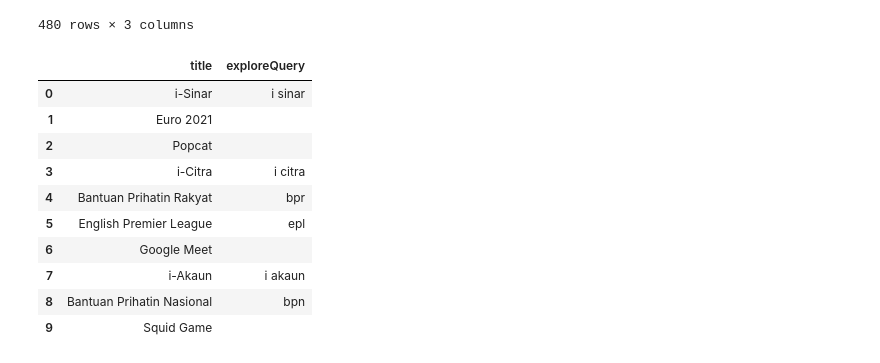
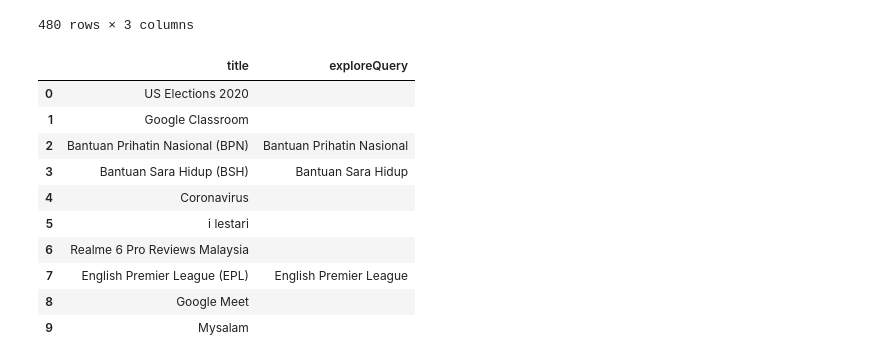
Before and after one commit to fridymandita/TKB, a Jupyter notebook: Indonesia_Trends.ipynb, the cells around one changed output. Cells and saved outputs as stored; diff of their text form; code cells hidden in the pictures.

```diff
--- a/Indonesia_Trends.ipynb
+++ b/Indonesia_Trends.ipynb
@@ -120,19 +112,23 @@ trends_df
 | 46 | 2020-11-22 | 21 | among us |
 | 47 | 2020-11-29 | 16 | among us |
 480 rows × 3 columns
+# %%
+import pandas as pd
+from pytrends.request import TrendReq
+pytrend = TrendReq(hl='en-US', tz=300, geo='MY')
 # %%
 # Get Google Top Charts
-df = pytrend.top_charts(date=2021, hl='en-US', tz=300, geo='MY')
+df = pytrend.top_charts(date=2020, hl='en-US', tz=300, geo='MY')
 df
 # %% [output]
 |  | title | exploreQuery |
-| 0 | i-Sinar | i sinar |
-| 1 | Euro 2021 |  |
-| 2 | Popcat |  |
-| 3 | i-Citra | i citra |
-| 4 | Bantuan Prihatin Rakyat | bpr |
-| 5 | English Premier League | epl |
-| 6 | Google Meet |  |
-| 7 | i-Akaun | i akaun |
-| 8 | Bantuan Prihatin Nasional | bpn |
-| 9 | Squid Game |  |
+| 0 | US Elections 2020 |  |
+| 1 | Google Classroom |  |
+| 2 | Bantuan Prihatin Nasional (BPN) | Bantuan Prihatin Nasional |
+| 3 | Bantuan Sara Hidup (BSH) | Bantuan Sara Hidup |
+| 4 | Coronavirus |  |
+| 5 | i lestari |  |
+| 6 | Realme 6 Pro Reviews Malaysia |  |
+| 7 | English Premier League (EPL) | English Premier League |
+| 8 | Google Meet |  |
+| 9 | Mysalam |  |
```
Also changed, not shown: parts of 4 cells of this notebook.
